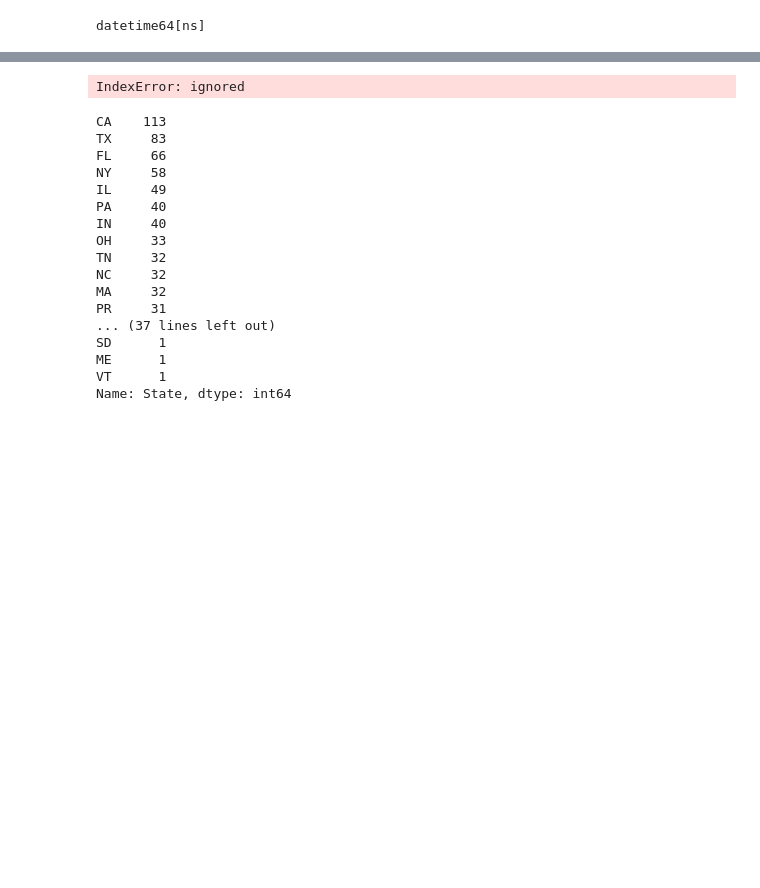
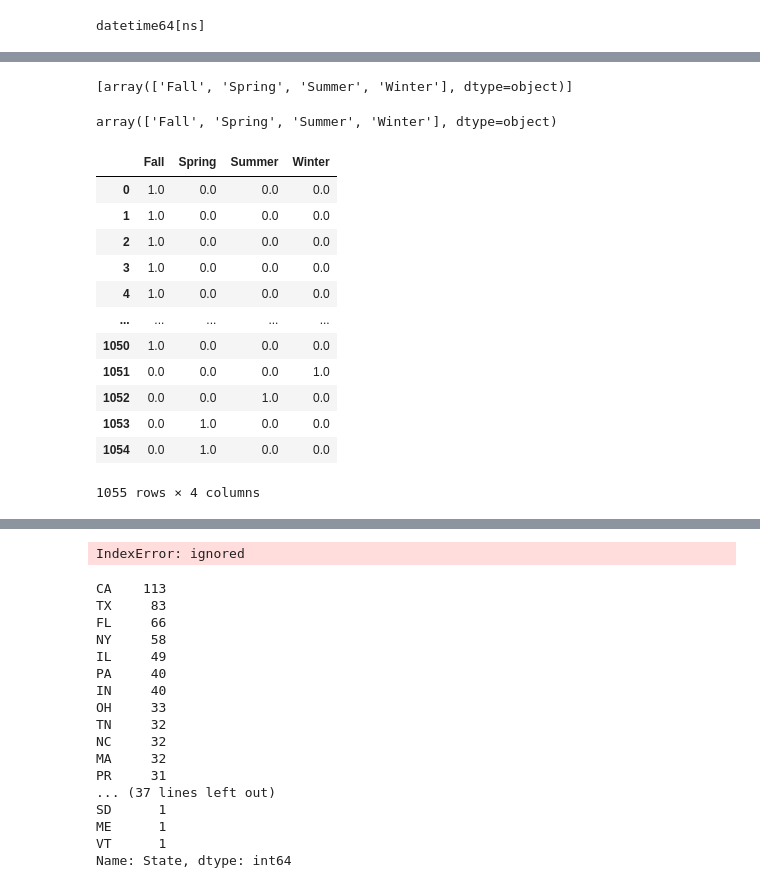
Before and after one commit to hmulli2/Data-analysis-cyber-security, a Jupyter notebook: Cyber_security_data_analysis.ipynb, the cells around one changed output, grey strips where cells are left out. Drawn from its saved outputs; the diff is of its cells as text; code cells hidden in the pictures; blank space fills up the shorter version.

```diff
--- a/Cyber_security_data_analysis.ipynb
+++ b/Cyber_security_data_analysis.ipynb
@@ -66,0 +150,27 @@ datetime64[ns]
+# %%
+ohe.categories_
+# %% [output]
+[array(['Fall', 'Spring', 'Summer', 'Winter'], dtype=object)]
+# %%
+feature_labels = ohe.categories_
+feature_labels = np.array(feature_labels).ravel()
+feature_labels
+# %% [output]
+array(['Fall', 'Spring', 'Summer', 'Winter'], dtype=object)
+# %%
+features = pd.DataFrame(feature_array, columns = feature_labels)
+features
+# %% [output]
+|  | Fall | Spring | Summer | Winter |
+| 0 | 1.0 | 0.0 | 0.0 | 0.0 |
+| 1 | 1.0 | 0.0 | 0.0 | 0.0 |
+| 2 | 1.0 | 0.0 | 0.0 | 0.0 |
+| 3 | 1.0 | 0.0 | 0.0 | 0.0 |
+| 4 | 1.0 | 0.0 | 0.0 | 0.0 |
+| ... | ... | ... | ... | ... |
+| 1050 | 1.0 | 0.0 | 0.0 | 0.0 |
+| 1051 | 0.0 | 0.0 | 0.0 | 1.0 |
+| 1052 | 0.0 | 0.0 | 1.0 | 0.0 |
+| 1053 | 0.0 | 1.0 | 0.0 | 0.0 |
+| 1054 | 0.0 | 1.0 | 0.0 | 0.0 |
+1055 rows × 4 columns
```
Also changed, not shown: parts of 10 cells of this notebook.
